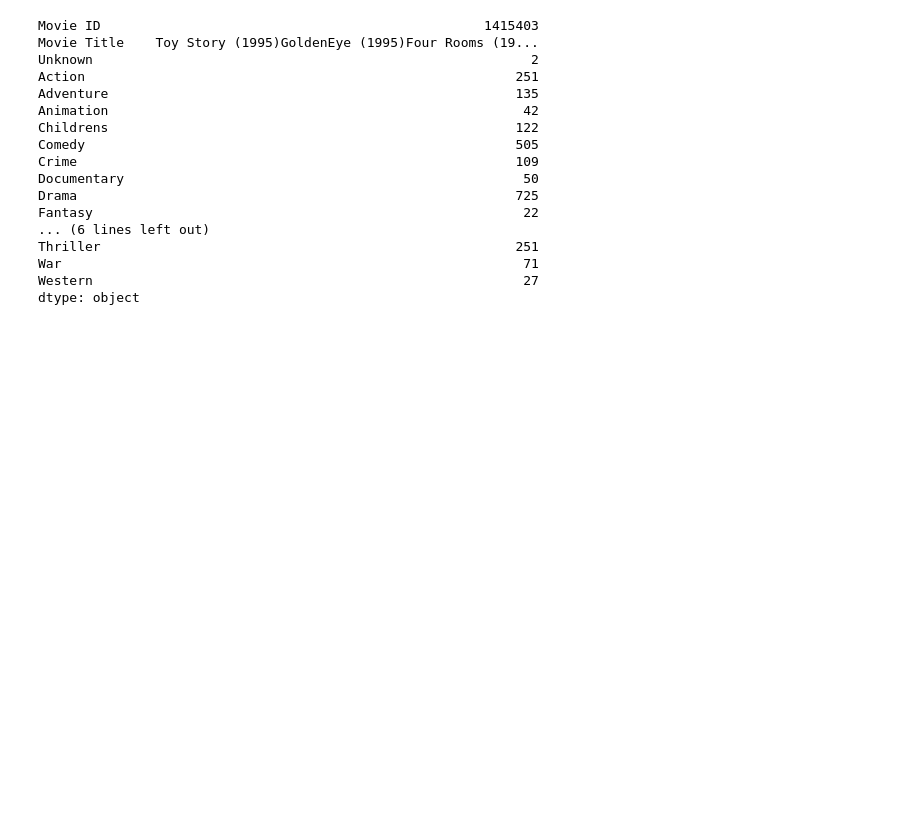
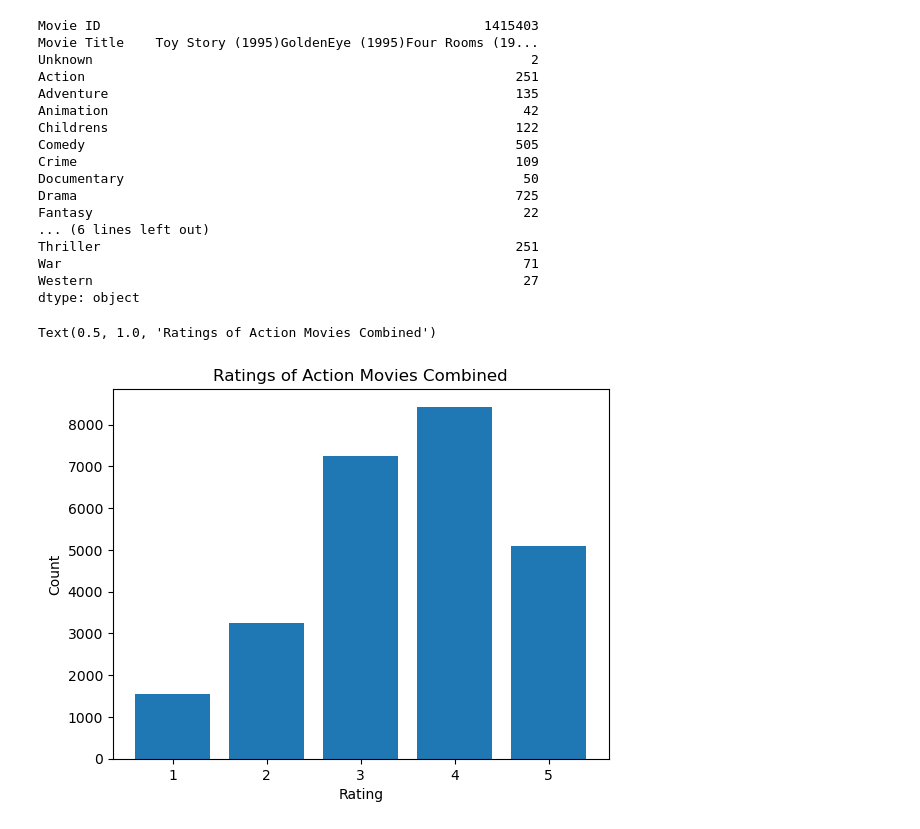
Before and after one commit to gavin-hyl/cs155-project2, a Jupyter notebook: miniproject2_starter_basic_visuals.ipynb, the cells around one changed output. Drawn from its saved outputs; the diff is of its cells as text; code cells hidden in the pictures; blank space fills up the shorter version.

Commit message:
Included Plots for Three Genres

```diff
--- a/miniproject2_starter_basic_visuals.ipynb
+++ b/miniproject2_starter_basic_visuals.ipynb
@@ -117,3 +117,13 @@ Thriller                                                     251
 War                                                           71
 Western                                                       27
 dtype: object
+# %%
+action_movies = movies[movies["Action"] == 1]["Movie ID"].values
+action_ratings = data[data["Movie ID"].isin(action_movies)].pivot_table(columns=["Rating"], aggfunc="size")
+plt.bar(action_ratings.index.to_list(), action_ratings.values)
+plt.xlabel("Rating")
+plt.ylabel("Count")
+plt.title("Ratings of Action Movies Combined")
+# %% [output]
+Text(0.5, 1.0, 'Ratings of Action Movies Combined')
+[figure, added]
```
Also changed, not shown: parts of 2 cells of this notebook.
